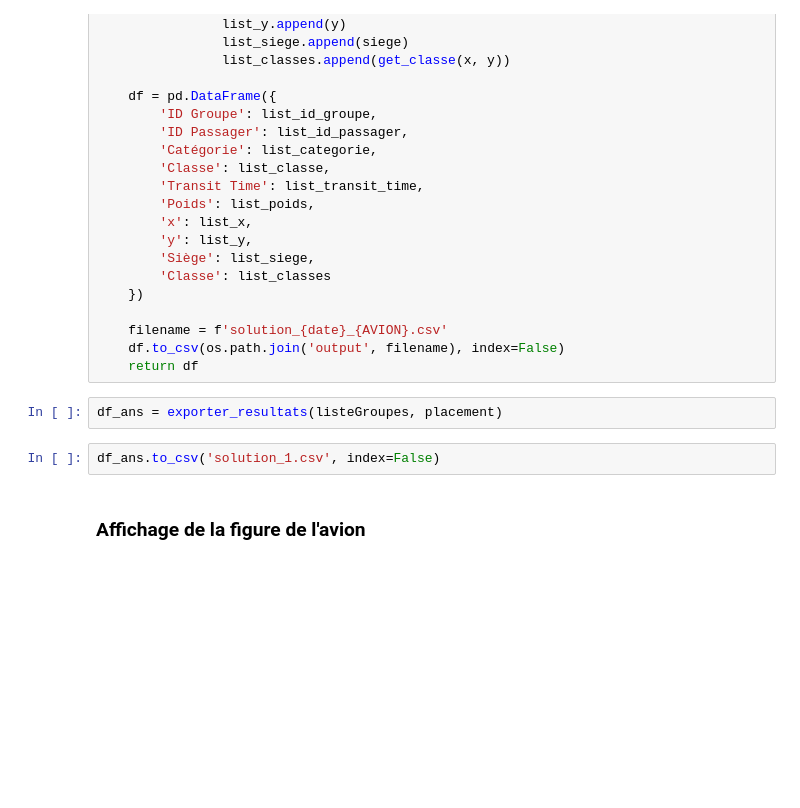
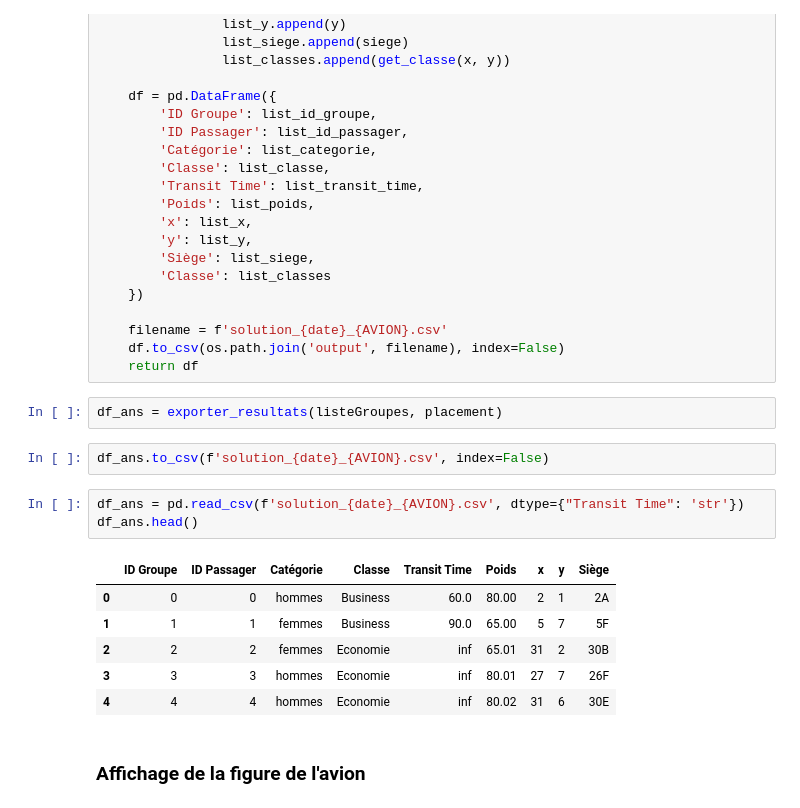
Before and after one commit to tonywu71/AirFrance-Seating-Optimization, a Jupyter notebook: livrable_2.ipynb, the cells around one changed output. Drawn from its saved outputs; the diff is of its cells as text; blank space fills up the shorter version.

```diff
--- a/livrable_2.ipynb
+++ b/livrable_2.ipynb
@@ -1189,7 +1193,17 @@ def exporter_resultats(listeGroupes, placement):
 # %%
 df_ans = exporter_resultats(listeGroupes, placement)
 # %%
-df_ans.to_csv('solution_1.csv', index=False)
+df_ans.to_csv(f'solution_{date}_{AVION}.csv', index=False)
+# %%
+df_ans = pd.read_csv(f'solution_{date}_{AVION}.csv', dtype={"Transit Time": 'str'})
+df_ans.head()
+# %% [output]
+|  | ID Groupe | ID Passager | Catégorie | Classe | Transit Time | Poids | x | y | Siège |
+| 0 | 0 | 0 | hommes | Business | 60.0 | 80.00 | 2 | 1 | 2A |
+| 1 | 1 | 1 | femmes | Business | 90.0 | 65.00 | 5 | 7 | 5F |
+| 2 | 2 | 2 | femmes | Economie | inf | 65.01 | 31 | 2 | 30B |
+| 3 | 3 | 3 | hommes | Economie | inf | 80.01 | 27 | 7 | 26F |
+| 4 | 4 | 4 | hommes | Economie | inf | 80.02 | 31 | 6 | 30E |
 # %% [markdown]
 ### Affichage de la figure de l'avion
 # %%
```
Also changed, not shown: parts of 9 cells of this notebook, 7 other files.
